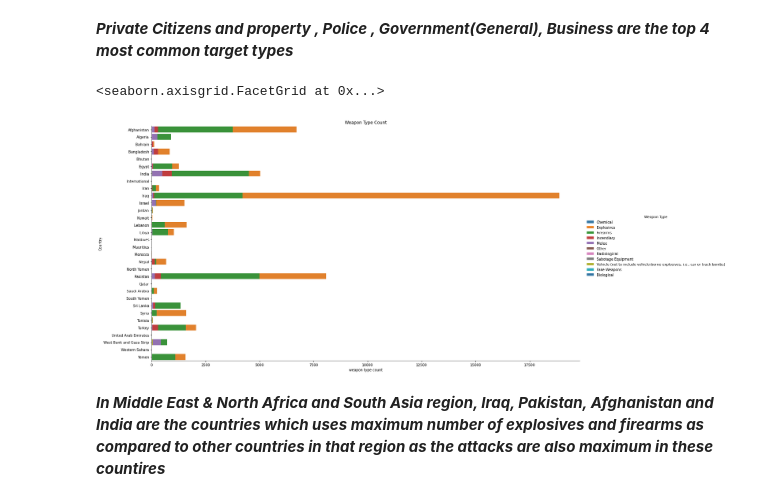
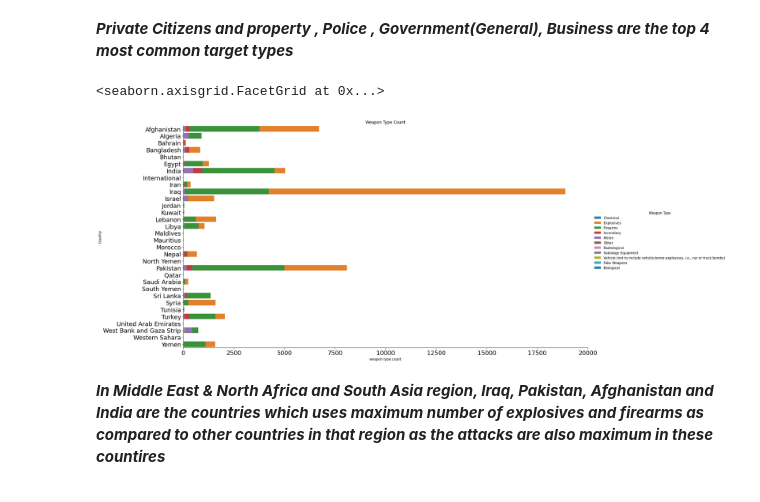
Before and after one commit to vishal00200/Global_Terrorism_Analysis, a Jupyter notebook: Global_Terrorism_Analysis.ipynb, the cells around one changed output. Drawn from its saved outputs; the diff is of its cells as text; code cells hidden in the pictures.

```diff
--- a/Global_Terrorism_Analysis.ipynb
+++ b/Global_Terrorism_Analysis.ipynb
@@ -567,13 +567,15 @@ sns.barplot(y=Most_target_type['Target type'],x=Most_target_type['Attacks count'
 # %%
 # Checking weapon types for different countries in Middle East & North Africa and South Asia Region
 GTD_data_selected = GTD_data[(GTD_data['Weapon Type']!= 'Unknown')& ((GTD_data['Region'] == 'Middle East & North Africa')|(GTD_data['Region'] == 'South Asia'))]
 GTD_data_selected = GTD_data_selected.groupby(['Country','Weapon Type'])['Weapon Type'].count().to_frame()
 GTD_data_selected.rename(columns={'Weapon Type' : 'weapon type count'},inplace=True)
 GTD_data_selected.reset_index(inplace=True)
-sns.catplot(x='weapon type count',y='Country',data=GTD_data_selected,hue='Weapon Type',palette = 'tab10',aspect=2,height= 10,kind='bar',dodge=False).set(title='Weapon Type Count')
+b = sns.catplot(x='weapon type count',y='Country',data=GTD_data_selected,hue='Weapon Type',palette = 'tab10',aspect=2,height= 10,kind='bar',dodge=False).set(title='Weapon Type Count')
+b.set_yticklabels(size = 18)
+b.set_xticklabels(size = 18)
 # %% [output]
 <seaborn.axisgrid.FacetGrid at 0x...>
-[figure, old version]
+[figure, new version]
 # %% [markdown]
 ***In Middle East & North Africa and South Asia region, Iraq, Pakistan, Afghanistan  and India are the countries which uses maximum number of explosives and firearms as compared to other countries in that region as the attacks are also maximum in these countires***
 # %%
```
Also changed, not shown: parts of 3 cells of this notebook.
